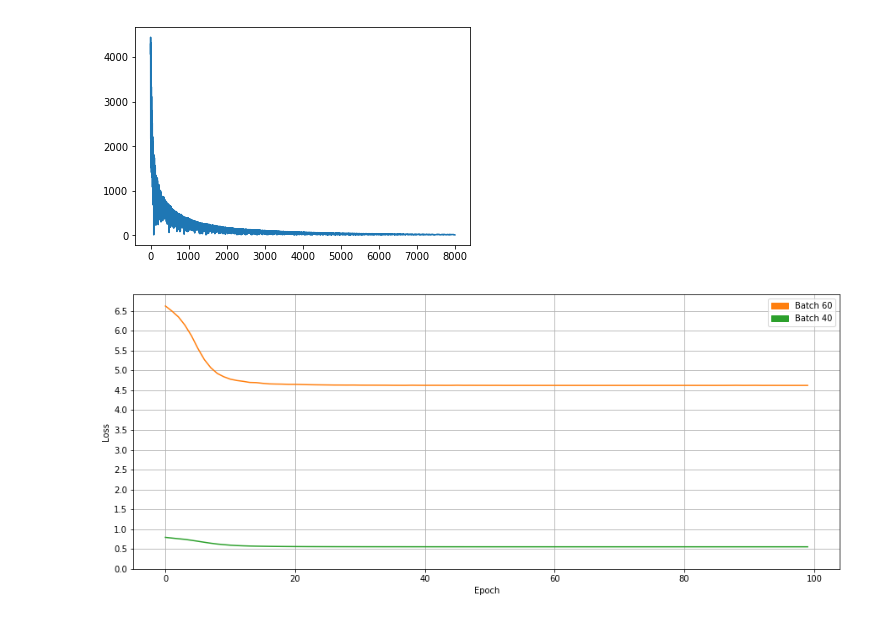
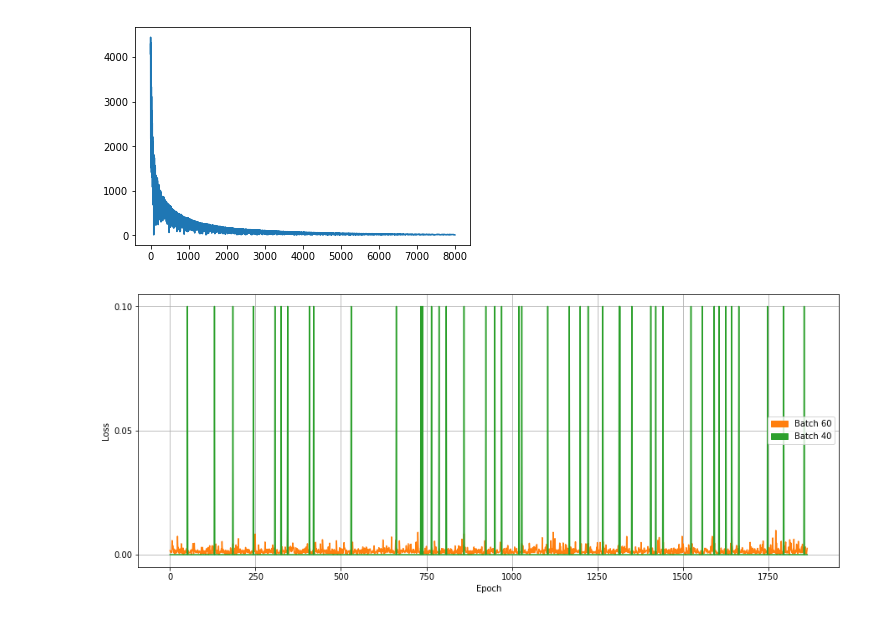
Before and after one commit to midNight-jam/CMPE295B_Recommendation_System_for_Scietific_Literature, a Jupyter notebook: neural_network_exp/visualization.ipynb, the cells around one changed output. Saved outputs shown, nothing was run; the diff lists cells and outputs as text; code cells hidden in the pictures.

```diff
--- a/neural_network_exp/visualization.ipynb
+++ b/neural_network_exp/visualization.ipynb
@@ -121,21 +121,25 @@ MAX Word ID : 4441
 # %%
 import data
 import matplotlib.pylab as plt
 import matplotlib.patches as mpatches
-rd1 = data.get_cruve_readings('loss_plot__2018-04-09T02:48:29.095769.dat')
-rd2 = data.get_cruve_readings('loss_plot__2018-04-10T01:13:29.623213.dat')
+import numpy as np
+rfile = 'zzOutput/precision__2018-04-17T15:26:34.483896.dat'
+pmfile = 'zzOutput/precision__@_M_2018-04-17T15:26:34.483896.dat'
+pfile = 'zzOutput/recall__2018-04-17T15:26:34.483896.dat'
+rd1 = data.get_cruve_readings(rfile)
+rd2 = data.get_cruve_readings(pmfile)
 plt.figure(1, figsize=(15, 6))
 plt.plot(rd1, 'C1')
 plt.plot(rd2, 'C2')
 
 c1 = mpatches.Patch(color='C1', label='Batch 60')
 c2 = mpatches.Patch(color='C2', label='Batch 40')
 plt.legend(handles=[c1, c2])
 
 plt.xlabel('Epoch')
 plt.ylabel('Loss')
-plt.yticks(np.arange(0, 7, step=0.5))
+plt.yticks(np.arange(0, 0.15, step=0.05))
 plt.grid(True)
 plt.show()
 # %% [output]
-[figure, old version]
+[figure, new version]
```
Also changed, not shown: parts of 1 cell of this notebook, 8 other files.
